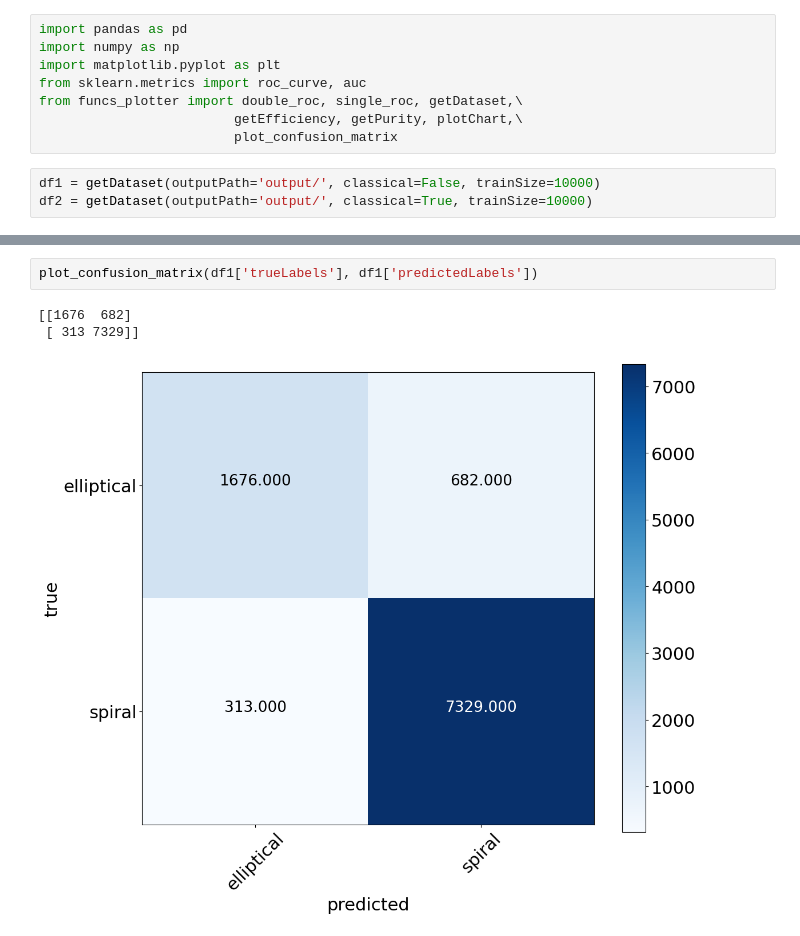
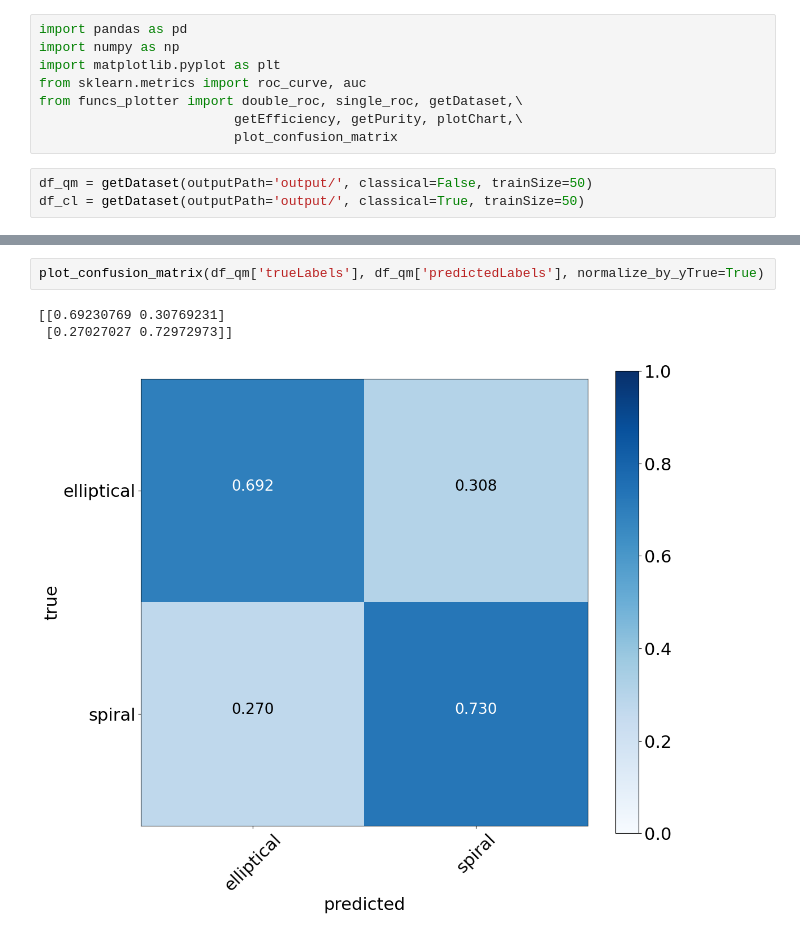
Before and after one commit to mhassans/galaxyMorphology, a Jupyter notebook: Plotting.ipynb, the cells around one changed output, grey strips where cells are left out. Saved outputs shown, nothing was run; the diff lists cells and outputs as text.

```diff
--- a/Plotting.ipynb
+++ b/Plotting.ipynb
@@ -7,6 +7,6 @@ from funcs_plotter import double_roc, single_roc, getDataset,\
                          getEfficiency, getPurity, plotChart,\
                          plot_confusion_matrix
 # %%
-df1 = getDataset(outputPath='output/', classical=False, trainSize=10000)
-df2 = getDataset(outputPath='output/', classical=True, trainSize=10000)
+df_qm = getDataset(outputPath='output/', classical=False, trainSize=50)
+df_cl = getDataset(outputPath='output/', classical=True, trainSize=50)
 # %%
@@ -41,6 +35,6 @@ plotChart(dictClass=purity_class, dictQuant=purity_quant, yLabel='purity')
 # %%
-plot_confusion_matrix(df1['trueLabels'], df1['predictedLabels'])
+plot_confusion_matrix(df_qm['trueLabels'], df_qm['predictedLabels'], normalize_by_yTrue=True)
 # %% [output]
-[[1676  682]
- [ 313 7329]]
+[[0.69230769 0.30769231]
+ [0.27027027 0.72972973]]
-[figure, old version]
+[figure, new version]
```
Also changed, not shown: parts of 8 cells of this notebook, 1 other file.
